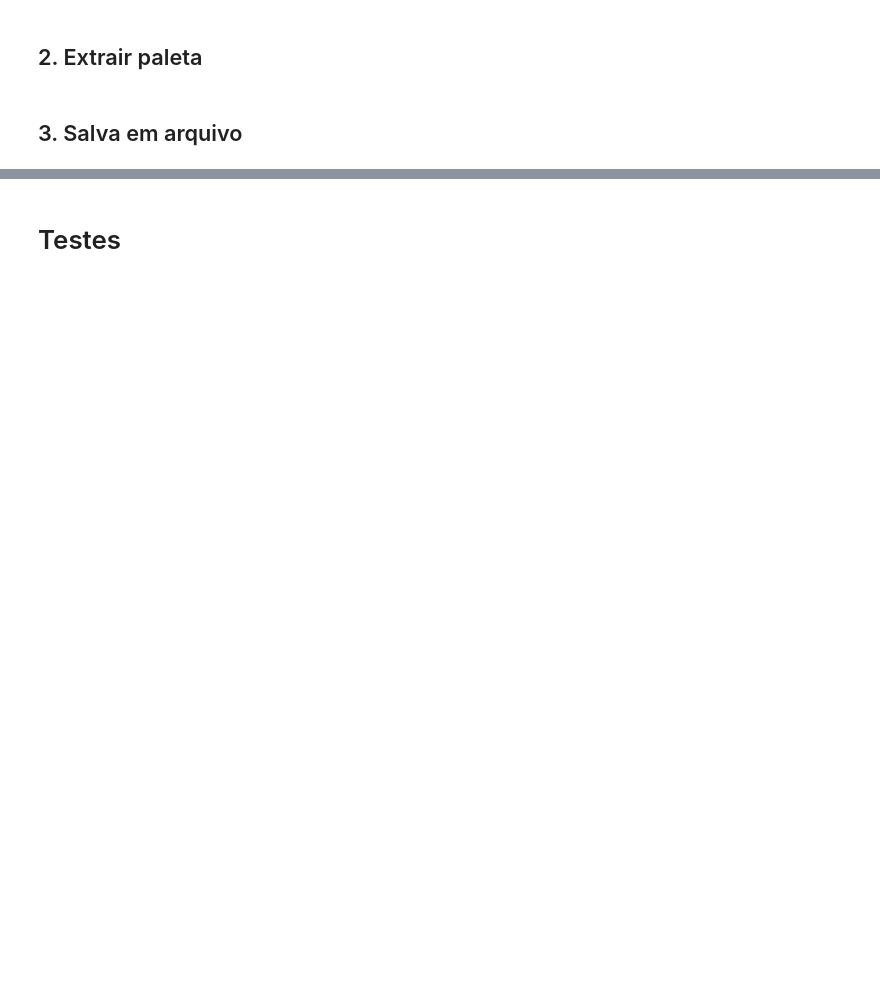
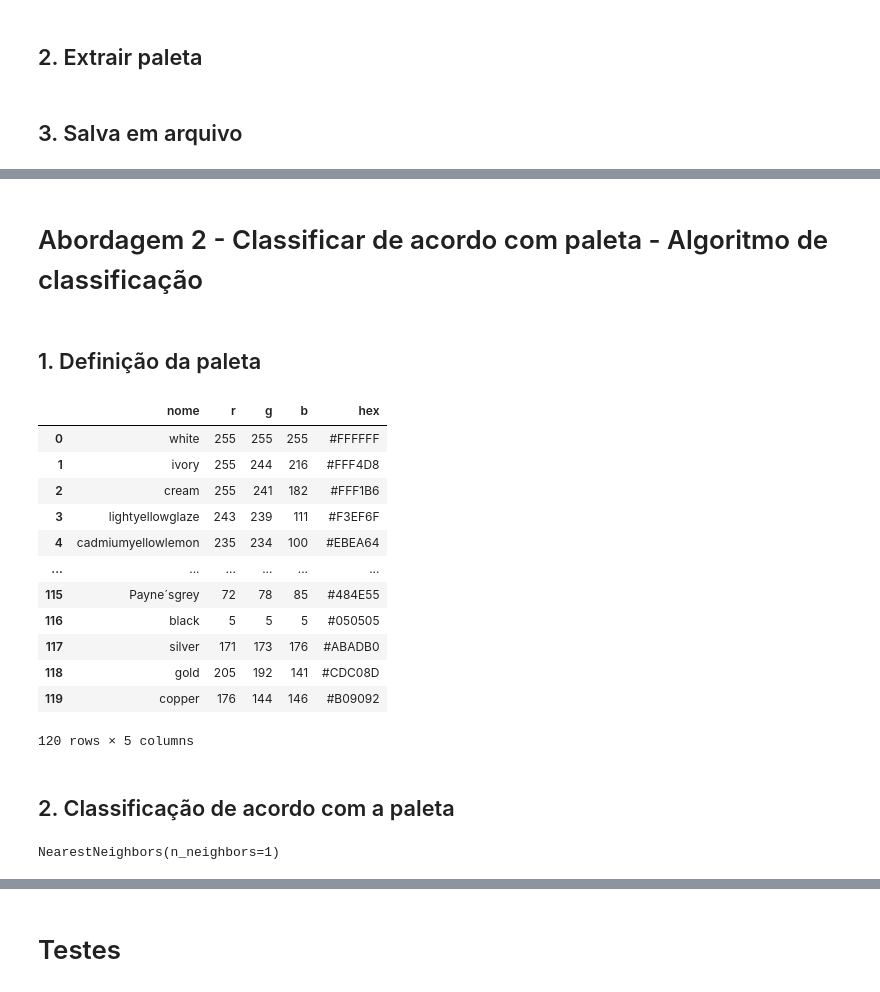
Before and after one commit to lucascouri2/residencia-vizart, a Jupyter notebook: extrator_paleta.ipynb, the cells around one changed output, grey strips where cells are left out. Saved outputs shown, nothing was run; the diff lists cells and outputs as text; code cells hidden in the pictures; blank space fills up the shorter version.

Commit message:
Adicionando novo metodo de extracao de cores

```diff
--- a/extrator_paleta.ipynb
+++ b/extrator_paleta.ipynb
@@ -125,0 +93,2 @@ plt.show()
+# %% [markdown]
+# Abordagem 2 - Classificar de acordo com paleta - Algoritmo de classificação
@@ -125,0 +110,30 @@ plt.show()
+# %% [markdown]
+## 1. Definição da paleta
+# %%
+paletaCores = pd.read_csv('paleta_cores.csv')
+# paletaCores
+paletaCores['hex'] = paletaCores.apply( lambda row: rgb2hex(row.r, row.g, row.b), axis=1 )
+# paletaCores['hex'] = paletaCores.apply( lambda row: print(row)) rgb2hex(row.r, row.g, row.b)
+paletaCores
+# %% [output]
+|  | nome | r | g | b | hex |
+| 0 | white | 255 | 255 | 255 | #FFFFFF |
+| 1 | ivory | 255 | 244 | 216 | #FFF4D8 |
+| 2 | cream | 255 | 241 | 182 | #FFF1B6 |
+| 3 | lightyellowglaze | 243 | 239 | 111 | #F3EF6F |
+| 4 | cadmiumyellowlemon | 235 | 234 | 100 | #EBEA64 |
+| ... | ... | ... | ... | ... | ... |
+| 115 | Payne´sgrey | 72 | 78 | 85 | #484E55 |
+| 116 | black | 5 | 5 | 5 | #050505 |
+| 117 | silver | 171 | 173 | 176 | #ABADB0 |
+| 118 | gold | 205 | 192 | 141 | #CDC08D |
+| 119 | copper | 176 | 144 | 146 | #B09092 |
+120 rows × 5 columns
+# %% [markdown]
+## 2. Classificação de acordo com a paleta
+# %%
+# Criando classificador baseado na paleta
+neigh = NearestNeighbors(n_neighbors=1)
+neigh.fit(paletaCores[['r', 'g', 'b']])
+# %% [output]
+NearestNeighbors(n_neighbors=1)
```
Also changed, not shown: parts of 15 cells of this notebook, 1 other file.
